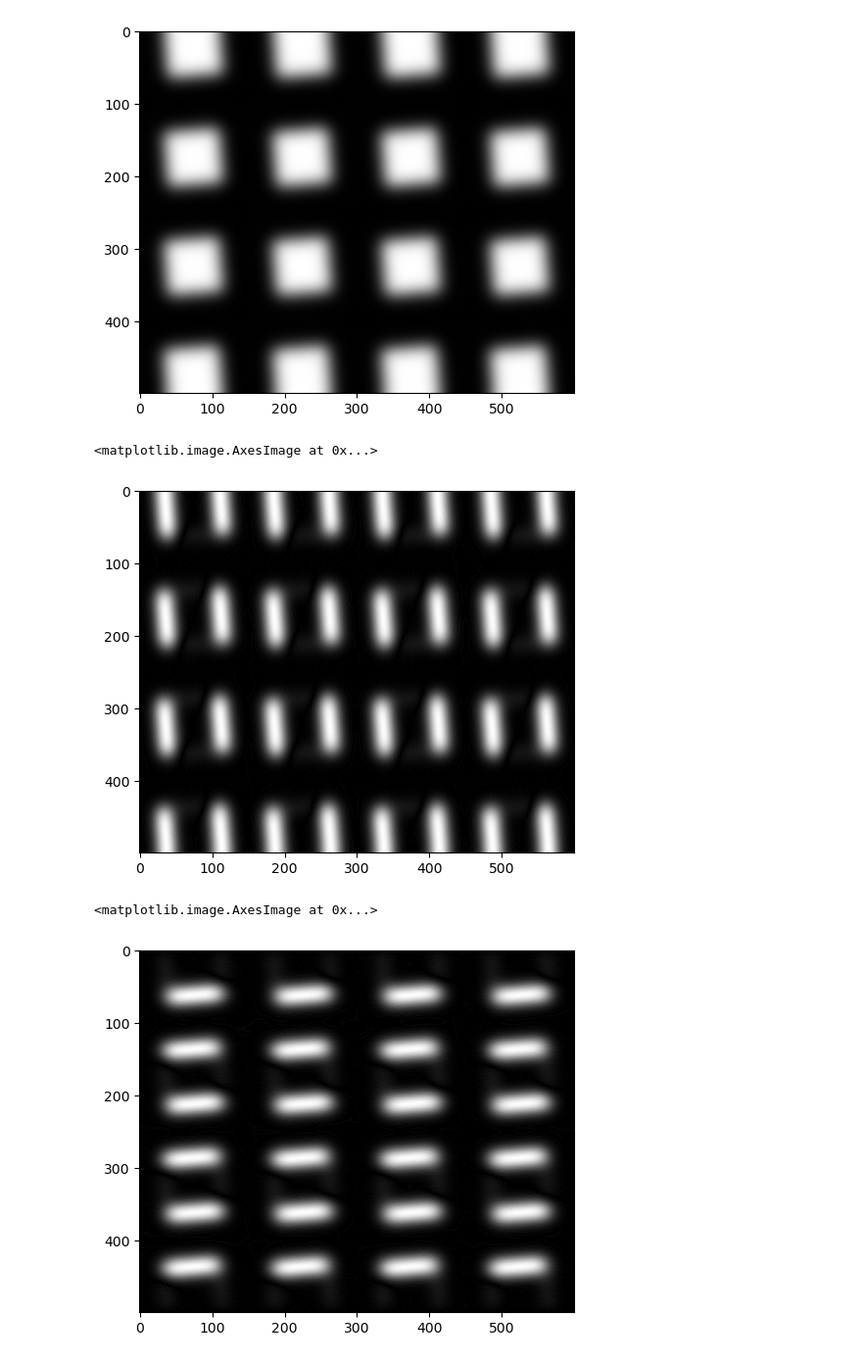
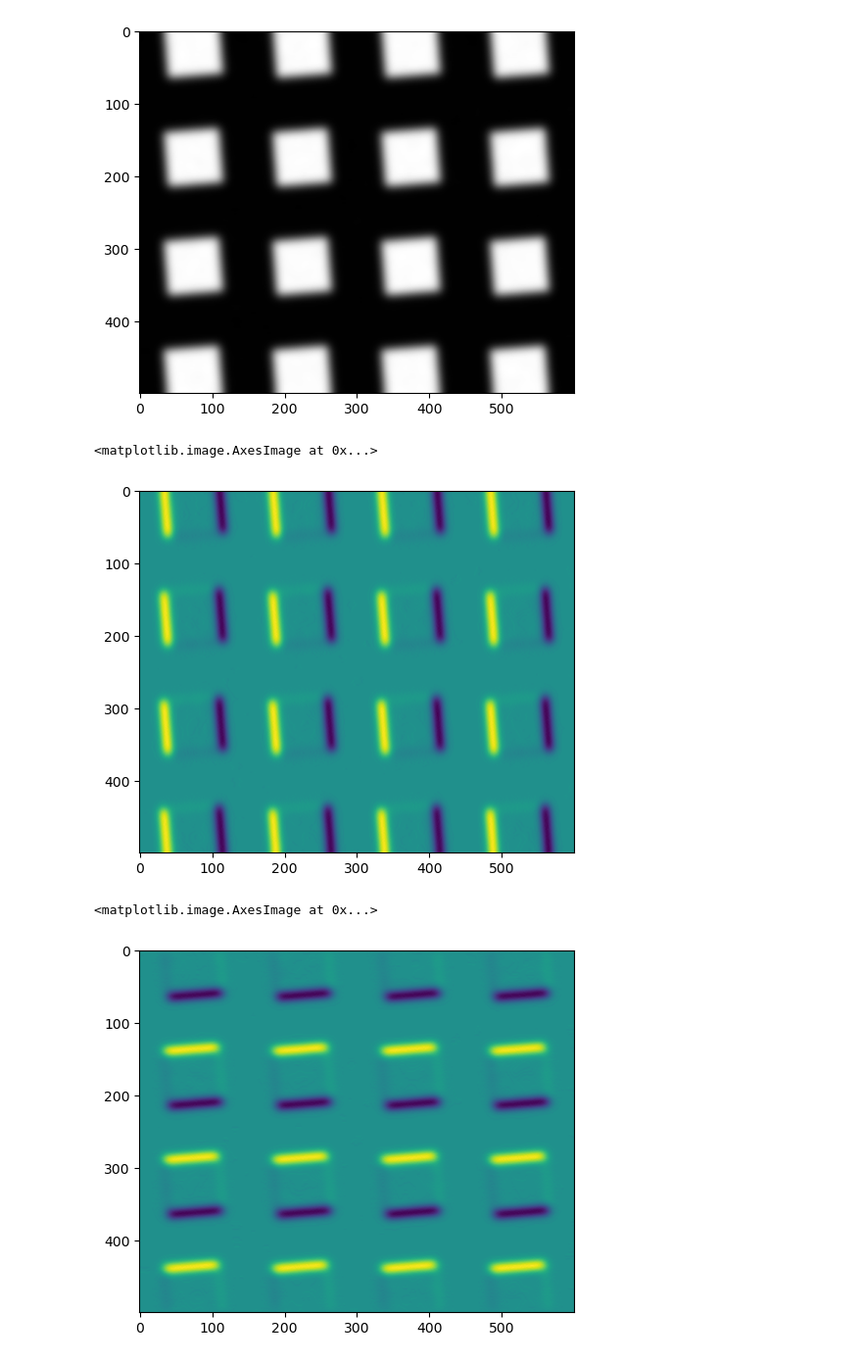
Before and after one commit to chriscannon9001/opticiq, a Jupyter notebook: docs/demoSlantEdgeIQ.ipynb, the cells around one changed output. Shown at 98% size. Saved outputs shown, nothing was run; the diff lists cells and outputs as text; code cells hidden in the pictures.

Commit message:
Refactoring: imageGradients, still working on Regions.

```diff
--- a/docs/demoSlantEdgeIQ.ipynb
+++ b/docs/demoSlantEdgeIQ.ipynb
@@ -3,18 +3,10 @@ This is a demo of opticiq for the purpose of slant edge measurement.
 # %%
 import numpy as np
 import opticiq as iq
-from opticiq import gen
+from opticiq import data
 from matplotlib import pyplot as plt
 
-# generator for making IQ test charts as images, default is 8bit, contrast ratio at only 5
-imgen = gen.ChartGen_img([600, 500], cr=5)
-im_chart, name = imgen.slant_rectangles(150, tile=True, slant=4)
-# convert the image generated from PIL.Image back to array of float
-im_chart_f = np.array(im_chart, dtype='float')
-# this rescaling implies the camera has 2bit more depth then the test chart, and nominal 60% of saturation
-im_nom = im_chart_f * 2**2 * 0.6
-# simulate a camera return with simulated lens blur and poisson (salt and pepper noise)
-im_cam = gen.image_transfer_simple(im_nom, sigma=4, poisson=1, darklevel=3)
-print('im_cam shape %s, type %s, max %d' % (im_cam.shape, im_cam.dtype, im_cam.max()))
-plt.imshow(im_cam, cmap='gray')
+I0 = data.demoS.slant
+print('I0 shape %s, type %s, max %d' % (I0.shape, I0.dtype, I0.max()))
+plt.imshow(I0, cmap='gray')
 # %% [output]
@@ -22,25 +14,25 @@ im_cam shape (500, 600), type int64, max 741
 <matplotlib.image.AxesImage at 0x...>
 [figure]
 # %%
-# setup gradients
-im_grad = iq.ImGrad(im_cam, sigma=10)
+# run analysis recipe
+imG, roi_vp, roi_vn, roi_hp, roi_hn = iq.recipe_slantedge(I0, 6)
 # show the blurred version, note that noise is reduced and gradient zones increased
-plt.imshow(im_grad.I1, cmap='gray')
+plt.imshow(imG['I1'], cmap='gray')
 # %% [output]
 <matplotlib.image.AxesImage at 0x...>
 [figure]
 # %%
-# show abs(dI/dx) of blurred
-plt.imshow(np.abs(im_grad.I_x), cmap='gray')
+# show dI/dx of blurred
+plt.imshow(imG['I_x'])
 # %% [output]
 <matplotlib.image.AxesImage at 0x...>
-[figure, old version]
+[figure, new version]
 # %%
 # show (dI/dy) of blurred
-plt.imshow(np.abs(im_grad.I_y), cmap='gray')
+plt.imshow(imG['I_y'])
 # %% [output]
 <matplotlib.image.AxesImage at 0x...>
-[figure, old version]
+[figure, new version]
 # %% [markdown]
 TODO
 ----
```
Also changed, not shown: parts of 2 cells of this notebook, 11 other files.
